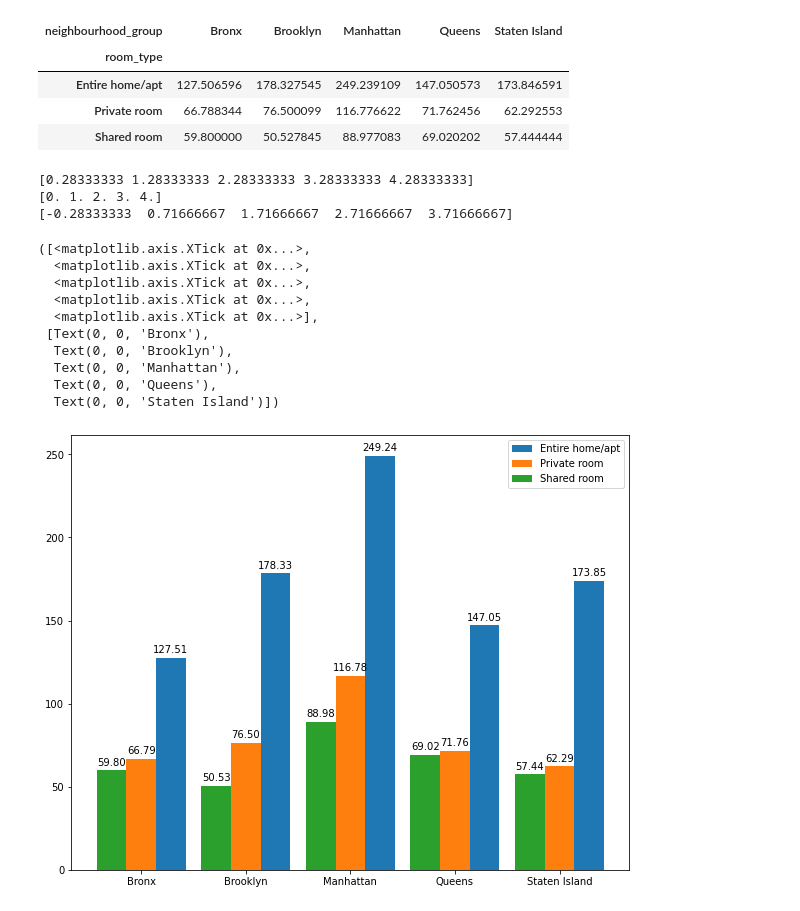
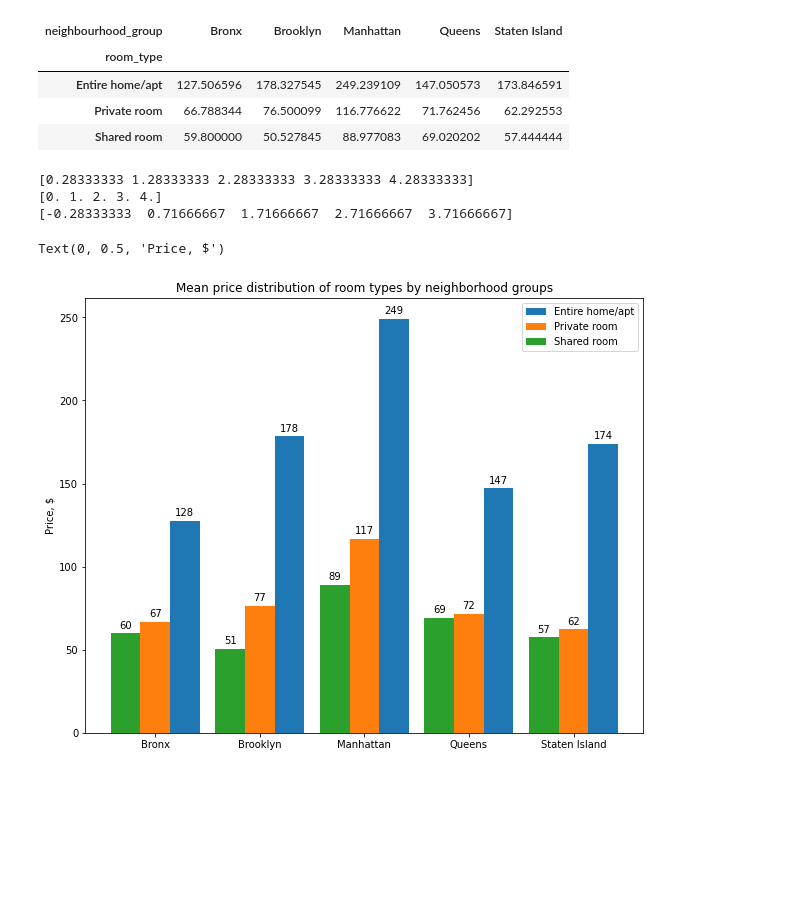
Before and after one commit to Pro100v/SkillBox-DataScience, a Jupyter notebook: Matplotlib/14-3 hw.ipynb, the cells around one changed output. Saved outputs shown, nothing was run; the diff lists cells and outputs as text; code cells hidden in the pictures; blank space fills up the shorter version.

```diff
--- a/Matplotlib/14-3 hw.ipynb
+++ b/Matplotlib/14-3 hw.ipynb
@@ -80,26 +80,23 @@ def autolabel(rects):
     """Attach a text label above each bar in *rects*, displaying its height."""
     for rect in rects:
         height = rect.get_height()
-        plt.annotate('{:.2f}'.format(height),
+        plt.annotate('{:.0f}'.format(height),
                     xy=(rect.get_x() + rect.get_width() / 2, height),
                     xytext=(0, 3),  # 3 points vertical offset
                     textcoords="offset points",
                     ha='center', va='bottom')
 # %%
 plt.figure(figsize=(10, 8))
-width = 0.25
+pad = 0.15
+width = (1 - pad) / len(pivot.index)
 x = np.arange(df['neighbourhood_group'].nunique())
-print(x)
-print(x - i*width)
 
 i = -1
-bars = []
 for name, group in df.groupby(['room_type']):
-    bars.append(plt.bar(x - i*width, group.groupby(['neighbourhood_group']).size().values, width=width, label=name))
+    bars = plt.bar(x - i*width, group.groupby(['neighbourhood_group']).size().values, width=width, label=name)
+    autolabel(bars)
     i += 1
 
 plt.legend()
 plt.xticks(x, list(df.groupby('neighbourhood_group').groups.keys()))
-for bar in bars:
-    autolabel(bar)
 # %% [output]
@@ -118,33 +123,26 @@ pivot
 # %%
 plt.figure(figsize=(10, 8))
 pad = 0.15
 width = (1 - pad) / len(pivot.index)
 x = np.arange(len(pivot.columns))
 
 i = -1
 bars = []
 for index, row in pivot.iterrows():
     print(x - i*width)
     bar = plt.bar(x - i*width, row.values, width=width, label=index)
     autolabel(bar)
     i += 1
 
 plt.legend()
 plt.xticks(x, pivot.columns)
+plt.title('Mean price distribution of room types by neighborhood groups')
+plt.ylabel('Price, $')
 # for bar in bars:
 #     autolabel(bar)
 # %% [output]
 [0.28333333 1.28333333 2.28333333 3.28333333 4.28333333]
 [0. 1. 2. 3. 4.]
 [-0.28333333  0.71666667  1.71666667  2.71666667  3.71666667]
-([<matplotlib.axis.XTick at 0x...>,
-  <matplotlib.axis.XTick at 0x...>,
-  <matplotlib.axis.XTick at 0x...>,
-  <matplotlib.axis.XTick at 0x...>,
-  <matplotlib.axis.XTick at 0x...>],
- [Text(0, 0, 'Bronx'),
-  Text(0, 0, 'Brooklyn'),
-  Text(0, 0, 'Manhattan'),
-  Text(0, 0, 'Queens'),
-  Text(0, 0, 'Staten Island')])
+Text(0, 0.5, 'Price, $')
-[figure, old version]
+[figure, new version]
```
Also changed, not shown: parts of 6 cells of this notebook.
